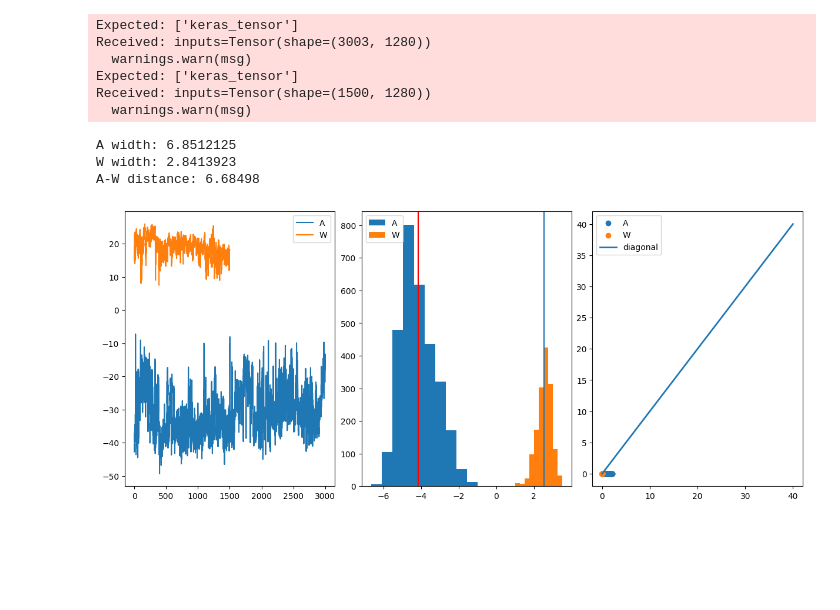
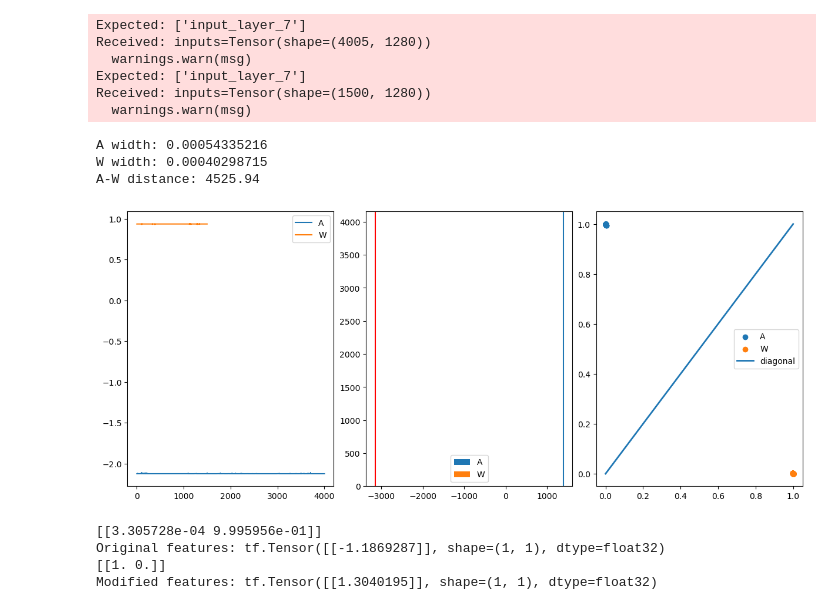
Before and after one commit to akalinow/RPi, a Jupyter notebook: FaceRecognition/FaceRecognition.ipynb, the cells around one changed output. Saved outputs shown, nothing was run; the diff lists cells and outputs as text; code cells hidden in the pictures; blank space fills up the shorter version.

```diff
--- a/FaceRecognition/FaceRecognition.ipynb
+++ b/FaceRecognition/FaceRecognition.ipynb
@@ -130,4 +119,11 @@ Epoch 10/10
 # %%
+model = keras.saving.load_model("model_A_vs_W.keras")
+
+feature_extractor = keras.Model(
+    inputs=model.inputs,
+    outputs=[model.layers[-2].output],
+)
+
 response_A = model.predict(features_A)
 response_W = model.predict(features_W)
 
@@ -155,6 +151,6 @@ print(colored("A-W distance:","blue"),np.abs(distance))
 
 axes[2].scatter(features_2D_A[:,0], features_2D_A[:,1], label="A")
 axes[2].scatter(features_2D_W[:,0], features_2D_W[:,1], label="W")
-axes[2].plot([0,40], [0,40], lw=2, label="diagonal")
+axes[2].plot([0,1], [0,1], lw=2, label="diagonal")
 axes[2].legend();
 # %% [output]
@@ -162,14 +158,32 @@ axes[2].legend();
 47/47 ━━━━━━━━━━━━━━━━━━━━ 0s 3ms/step
-Expected: ['keras_tensor']
-Received: inputs=Tensor(shape=(3003, 1280))
+Expected: ['input_layer_7']
+Received: inputs=Tensor(shape=(4005, 1280))
   warnings.warn(msg)
-Expected: ['keras_tensor']
+Expected: ['input_layer_7']
 Received: inputs=Tensor(shape=(1500, 1280))
   warnings.warn(msg)
-A width: 6.8512125
-W width: 2.8413923
-A-W distance: 6.68498
+A width: 0.00054335216
+W width: 0.00040298715
+A-W distance: 4525.94
-[figure, old version]
+[figure, new version]
+# %%
+last_layer = model.layers[-1]
+x = feature_extractor(features_A)[0:1,:].numpy()
+print(x[:,-2:])
+print("Original features:",last_layer(x))
+
+x[:,-2] = 1
+x[:,-1] = 0
+print(x[:,-2:])
+
+print("Modified features:",last_layer(x))
+#last_layer = model.layers[-1]
+#last_layer(feature_extractor(features_A))[0]
+# %% [output]
+[[3.305728e-04 9.995956e-01]]
+Original features: tf.Tensor([[-1.1869287]], shape=(1, 1), dtype=float32)
+[[1. 0.]]
+Modified features: tf.Tensor([[1.3040195]], shape=(1, 1), dtype=float32)
 # %%
 file_path = '/home/akalinow/scratch/RPi/FaceFollow/df.parquet_test.gzip'
 df_test = pd.read_parquet(file_path)
```
Also changed, not shown: parts of 5 cells of this notebook, 2 other files.
